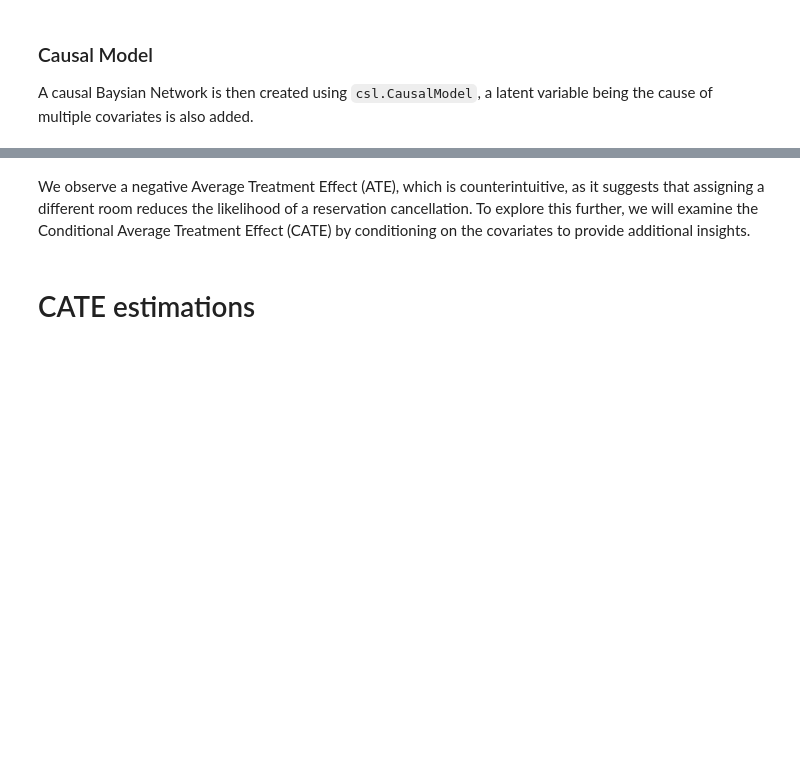
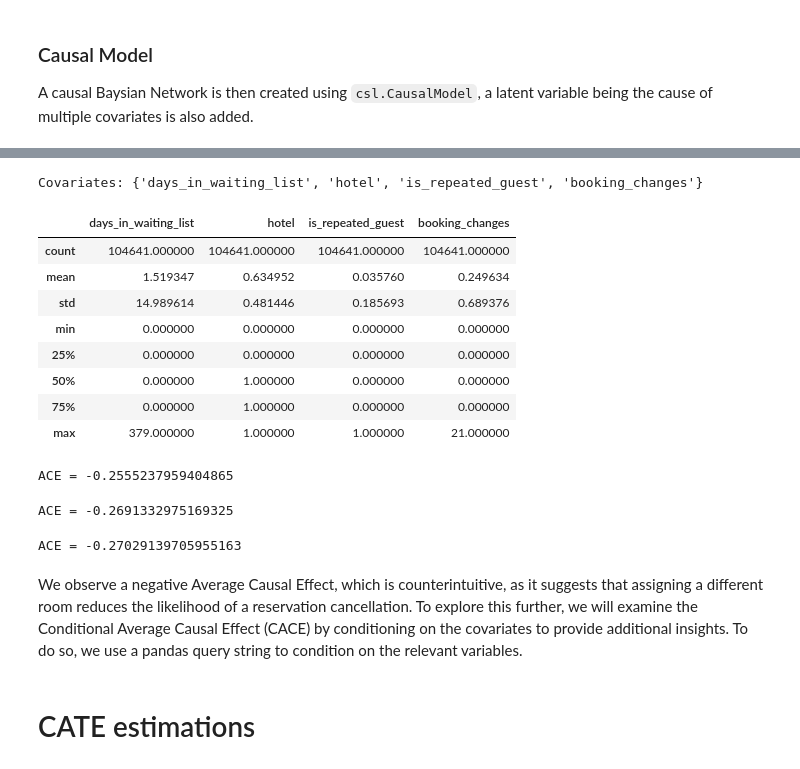
Before and after one commit to ThierryRioual/CausalEffectEstimation, a Jupyter notebook: notebooks_1.16.0/pyAgrumLab4.ipynb, the cells around one changed output, grey strips where cells are left out. Cells and saved outputs as stored; diff of their text form; code cells hidden in the pictures; blank space fills up the shorter version.

```diff
--- a/notebooks_1.16.0/pyAgrumLab4.ipynb
+++ b/notebooks_1.16.0/pyAgrumLab4.ipynb
@@ -178,15 +179,15 @@ guests 15
 # %%
-disc = skbn.BNDiscretizer(defaultNumberOfBins=5, defaultDiscretizationMethod="kmeans") #uniform causes the kernel to crash
+discretizer = disc.Discretizer(defaultNumberOfBins=5, defaultDiscretizationMethod="kmeans") #uniform causes the kernel to crash
 
-disc.setDiscretizationParameters(variableName="lead_time", method="quantile")
-disc.setDiscretizationParameters(variableName="is_repeated_guest", method="NoDiscretization")
-disc.setDiscretizationParameters(variableName="previous_bookings_not_canceled", method="kmeans")
-disc.setDiscretizationParameters(variableName="booking_changes", method="kmeans", paramDiscretizationMethod=5)
-disc.setDiscretizationParameters(variableName="days_in_waiting_list", method="kmeans", paramDiscretizationMethod=5)
-disc.setDiscretizationParameters(variableName="guests", method="kmeans", paramDiscretizationMethod=5)
-disc.setDiscretizationParameters(variableName="total_stay", method="quantile")
+discretizer.setDiscretizationParameters(variableName="lead_time", method="quantile")
+discretizer.setDiscretizationParameters(variableName="is_repeated_guest", method="NoDiscretization")
+discretizer.setDiscretizationParameters(variableName="previous_bookings_not_canceled", method="kmeans")
+discretizer.setDiscretizationParameters(variableName="booking_changes", method="kmeans", paramDiscretizationMethod=5)
+discretizer.setDiscretizationParameters(variableName="days_in_waiting_list", method="kmeans", paramDiscretizationMethod=5)
+discretizer.setDiscretizationParameters(variableName="guests", method="kmeans", paramDiscretizationMethod=5)
+discretizer.setDiscretizationParameters(variableName="total_stay", method="quantile")
 
-template = disc.discretizedBN(df)
+template = discretizer.discretizedTemplate(df)
 # %%
 template.addArc("market_segment", "lead_time")
 template.addArc("lead_time", "is_canceled")
@@ -237,5 +220,5 @@ Prior weight   : 0.000000
 ### Causal Model
 A causal Baysian Network is then created using `csl.CausalModel`, a latent variable being the cause of multiple covariates is also added.
 # %%
-cslbn = csl.CausalModel(bn, [("U", ["total_of_special_requests", "required_car_parking_spaces", "total_stay", "guests"])])
+causal_model = csl.CausalModel(template, [("U", ["total_of_special_requests", "required_car_parking_spaces", "total_stay", "guests"])])
 # %%
@@ -280,0 +233,2 @@ ate = -0.25310583457528
+# %%
+cee = csl.CausalEffectEstimation(df, causal_model)
@@ -281,4 +249,39 @@ ate = -0.25310583457528
+# %%
+print(f"Covariates: {cee._X}")
+df[[*cee._X]].describe()
+# %% [output]
+Covariates: {'days_in_waiting_list', 'hotel', 'is_repeated_guest', 'booking_changes'}
+|  | days_in_waiting_list | hotel | is_repeated_guest | booking_changes |
+| count | 104641.000000 | 104641.000000 | 104641.000000 | 104641.000000 |
+| mean | 1.519347 | 0.634952 | 0.035760 | 0.249634 |
+| std | 14.989614 | 0.481446 | 0.185693 | 0.689376 |
+| min | 0.000000 | 0.000000 | 0.000000 | 0.000000 |
+| 25% | 0.000000 | 0.000000 | 0.000000 | 0.000000 |
+| 50% | 0.000000 | 1.000000 | 0.000000 | 0.000000 |
+| 75% | 0.000000 | 1.000000 | 0.000000 | 0.000000 |
+| max | 379.000000 | 1.000000 | 1.000000 | 21.000000 |
+# %%
+cee.fitSLearner()
+tau_hat = cee.estimateCausalEffect()
+
+print(f"ACE = {tau_hat}")
+# %% [output]
+ACE = -0.2555237959404865
+# %%
+cee.fitXLearner()
+tau_hat = cee.estimateCausalEffect()
+
+print(f"ACE = {tau_hat}")
+# %% [output]
+ACE = -0.2691332975169325
+# %%
+cee.fitIPW()
+tau_hat = cee.estimateCausalEffect()
+
+print(f"ACE = {tau_hat}")
+# %% [output]
+ACE = -0.27029139705955163
 # %% [markdown]
-We observe a negative Average Treatment Effect (ATE), which is counterintuitive, as it suggests that assigning a different room reduces the likelihood of a reservation cancellation. To explore this further, we will examine the Conditional Average Treatment Effect (CATE) by conditioning on the covariates to provide additional insights.
+We observe a negative Average Causal Effect, which is counterintuitive, as it suggests that assigning a different room reduces the likelihood of a reservation cancellation. To explore this further, we will examine the Conditional Average Causal Effect (CACE) by conditioning on the covariates to provide additional insights. To do so, we use a pandas query string to condition on the relevant variables.
 # %% [markdown]
 # CATE estimations
```
Also changed, not shown: parts of 37 cells of this notebook, 4 other files.
